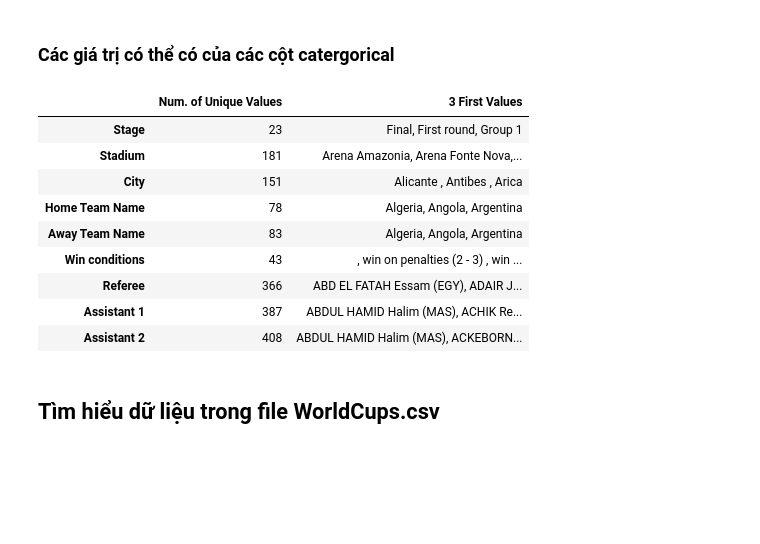
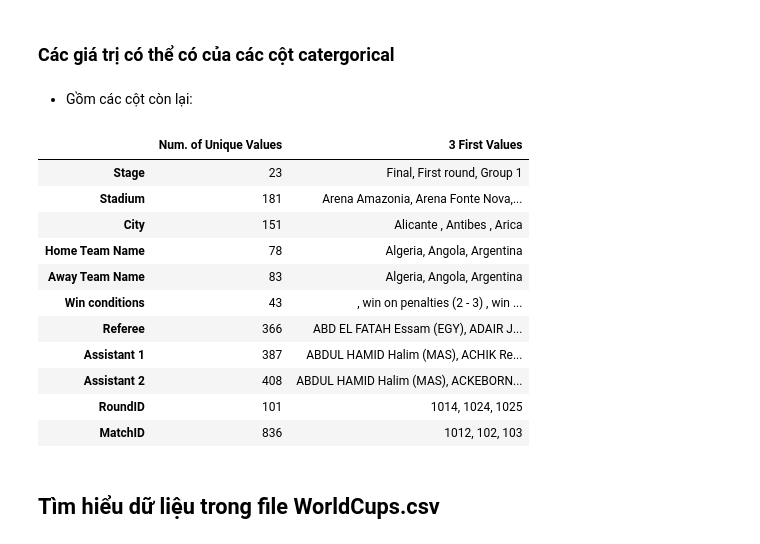
Before and after one commit to logacc99/LTKHDL_FinalProject, a Jupyter notebook: 1712174-NguyenGiaThuan.ipynb, the cells around one changed output. Saved outputs shown, nothing was run; the diff lists cells and outputs as text; code cells hidden in the pictures; blank space fills up the shorter version.

```diff
--- a/1712174-NguyenGiaThuan.ipynb
+++ b/1712174-NguyenGiaThuan.ipynb
@@ -99,0 +112,4 @@ match_data['Datetime'] = pd.to_datetime(match_data['Datetime'])
+# %%
+for c in match_data.columns:
+    if match_data[c].dtypes == 'float64':
+        match_data[c] = match_data[c].astype('int64')
@@ -100,3 +118,5 @@ match_data['Datetime'] = pd.to_datetime(match_data['Datetime'])
+# %%
+match_data[['RoundID', 'MatchID']] = match_data[['RoundID', 'MatchID']].astype(str)
 # %% [markdown]
 ### Miền giá trị của các cột numerical hoặc datetime
 # %% [markdown]
@@ -120,25 +139,29 @@ col_ranges
 | Half-time Away Goals | 0 | 5 |
 # %% [markdown]
 ### Các giá trị có thể có của các cột catergorical
+# %% [markdown]
+- Gồm các cột còn lại:
 # %%
 cat_columns = ['Stage', 'Stadium', 'City', 'Home Team Name', 'Away Team Name','Win conditions','Referee',\
-               'Assistant 1','Assistant 2']
+               'Assistant 1','Assistant 2', 'RoundID', 'MatchID']
 cat_col_ranges = pd.DataFrame(columns = ['Num. of Unique Values', '3 First Values'], index = cat_columns)
 cat_col_ranges.iloc[:, 0] = match_data[cat_columns].nunique()
 for x in cat_columns:
     cat_col_ranges.loc[x, '3 First Values'] = ', '.join(list(np.sort(match_data[x].unique())[:3]))
 cat_col_ranges
 # %% [output]
 |  | Num. of Unique Values | 3 First Values |
 | Stage | 23 | Final, First round, Group 1 |
 | Stadium | 181 | Arena Amazonia, Arena Fonte Nova,... |
 | City | 151 | Alicante , Antibes , Arica |
 | Home Team Name | 78 | Algeria, Angola, Argentina |
 | Away Team Name | 83 | Algeria, Angola, Argentina |
 | Win conditions | 43 | , win on penalties (2 - 3) , win ... |
 | Referee | 366 | ABD EL FATAH Essam (EGY), ADAIR J... |
 | Assistant 1 | 387 | ABDUL HAMID Halim (MAS), ACHIK Re... |
 | Assistant 2 | 408 | ABDUL HAMID Halim (MAS), ACKEBORN... |
+| RoundID | 101 | 1014, 1024, 1025 |
+| MatchID | 836 | 1012, 102, 103 |
 # %% [markdown]
 ## Tìm hiểu dữ liệu trong file WorldCups.csv
 # %%
```
Also changed, not shown: parts of 16 cells of this notebook.
